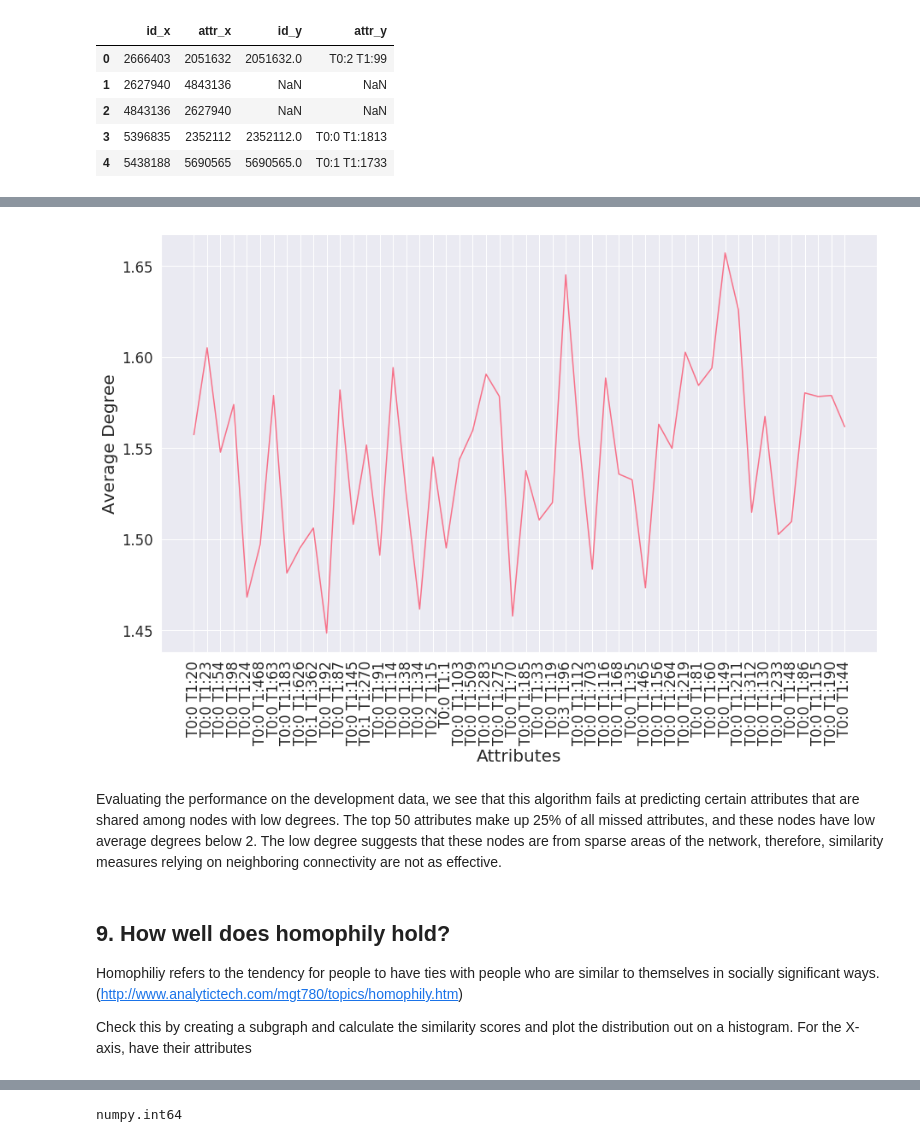
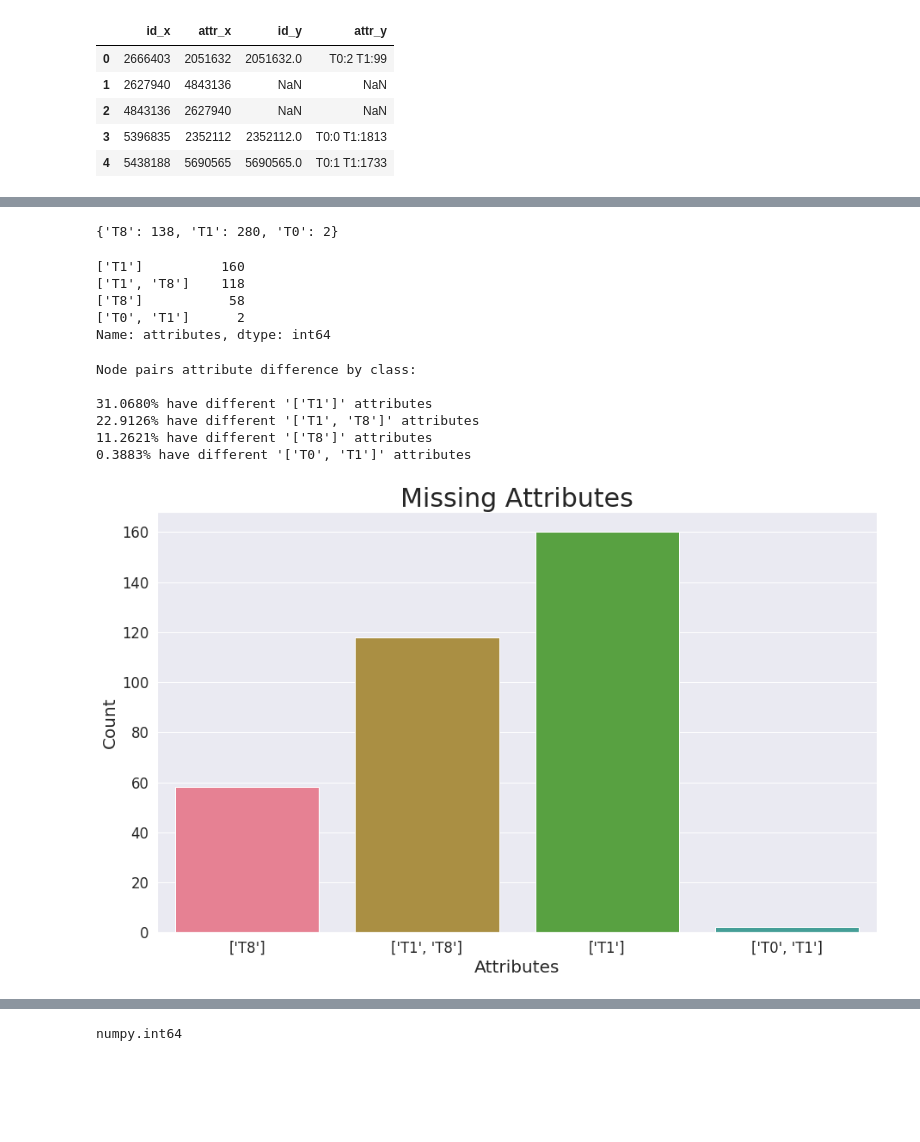
Before and after one commit to sakoki/Networks-Prediction, a Jupyter notebook: Attribute_Prediction.ipynb, the cells around one changed output, grey strips where cells are left out. Cells and saved outputs as stored; diff of their text form; code cells hidden in the pictures; blank space fills up the shorter version.

```diff
--- a/Attribute_Prediction.ipynb
+++ b/Attribute_Prediction.ipynb
@@ -637,0 +1099,5 @@ The top 50 missed attributes make up 24.49206%  of all missed attributes.
+# %%
+# Overview of attributes that are most different
+diff_count
+# %% [output]
+{'T8': 138, 'T1': 280, 'T0': 2}
@@ -638,40 +1106,63 @@ The top 50 missed attributes make up 24.49206%  of all missed attributes.
+# %%
+diff_by_row = pd.DataFrame({'attributes': diff_by_row})
+diff_by_row.attributes.value_counts()
+# %% [output]
+['T1']          160
+['T1', 'T8']    118
+['T8']           58
+['T0', 'T1']      2
+Name: attributes, dtype: int64
+# %%
+print("Node pairs attribute difference by class:\n")
+for i, v in diff_by_row.attributes.value_counts().items():
+    print("{:.4f}% have different '{}' attributes".format((v / 515) * 100, i))
+# %% [output]
+Node pairs attribute difference by class:
+
+31.0680% have different '['T1']' attributes
+22.9126% have different '['T1', 'T8']' attributes
+11.2621% have different '['T8']' attributes
+0.3883% have different '['T0', 'T1']' attributes
+# %%
+# Configure plot style
+sns.set(style='darkgrid', palette='husl', font_scale=1.5)
+plt.figure(figsize=(15,9))
+
+# Create plot
+g = sns.barplot(x='Attributes', y='Count', data=attr_distribution)
+
+# Add plot labels
+g.set_xlabel('Attributes', fontsize=20)
+g.set_ylabel('Count', fontsize=20)
+g.axes.set_title('Attribute Distribution', fontsize=30)
+for i in attr_distribution.itertuples():
+    g.text(x=i[0], y=i[2],
+           s='{:.2f}%'.format((i[2] / all_nodes.shape[0])*100), color='black', ha="center", size=20)
+
+# Display
+plt.show(g)
+
+# Save File
+fig = g.get_figure()
+fig.savefig('./{}.png'.format('Attribute_Distribution_of_Subgraph'))
 # %%
-import matplotlib.pyplot as plt
-%matplotlib inline
-import seaborn as sns
-
-# Prepare the data
-ave_degree_data = pd.DataFrame.from_dict({'Attributes':all_attributes, 'Ave_Degree': ave_degree_by_attribute})
-
-# Set the style of seaborn plot
+# Configure plot style
 sns.set(style='darkgrid', palette='husl', font_scale=1.5)
-
-# Create matplotlib Figure and Axes object
-f, ax = plt.subplots(figsize=(15,9))
+plt.figure(figsize=(15,9))
 
 # Create the plot
-g = sns.lineplot(x='Attributes', y='Ave_Degree', markers=True, data=ave_degree_data)
+g = sns.countplot(x='attributes', data=diff_by_row)
 
 # Fine Tuning font size
-g.set_xticklabels(ave_degree_data['Attributes'], rotation=90)
 g.set_xlabel('Attributes', fontsize=20)
-g.set_ylabel('Average Degree', fontsize=20)
-# g.axes.set_title('Threshold to number of nodes', fontsize=30)
+g.set_ylabel('Count', fontsize=20)
+g.axes.set_title('Missing Attributes', fontsize=30)
 
 # Display
 plt.show(g)
 
 # Save File
 fig = g.get_figure()
-fig.savefig('./{}.png'.format('ave_degree_distribution'))
+fig.savefig('./{}.png'.format('missing_attributes'))
 # %% [output]
-[figure, old version]
+[figure, new version]
-# %% [markdown]
-Evaluating the performance on the development data, we see that this algorithm fails at predicting certain attributes that are shared among nodes with low degrees. The top 50 attributes make up 25% of all missed attributes, and these nodes have low average degrees below 2. The low degree suggests that these nodes are from sparse areas of the network, therefore, similarity measures relying on neighboring connectivity are not as effective.
-# %% [markdown]
-## 9. How well does homophily hold?
-
-Homophiliy refers to the tendency for people to have ties with people who are similar to themselves in socially significant ways. (http://www.analytictech.com/mgt780/topics/homophily.htm)
-
-Check this by creating a subgraph and calculate the similarity scores and plot the distribution out on a histogram.
-For the X-axis, have their attributes
```
Also changed, not shown: parts of 116 cells of this notebook, 1 other file.
